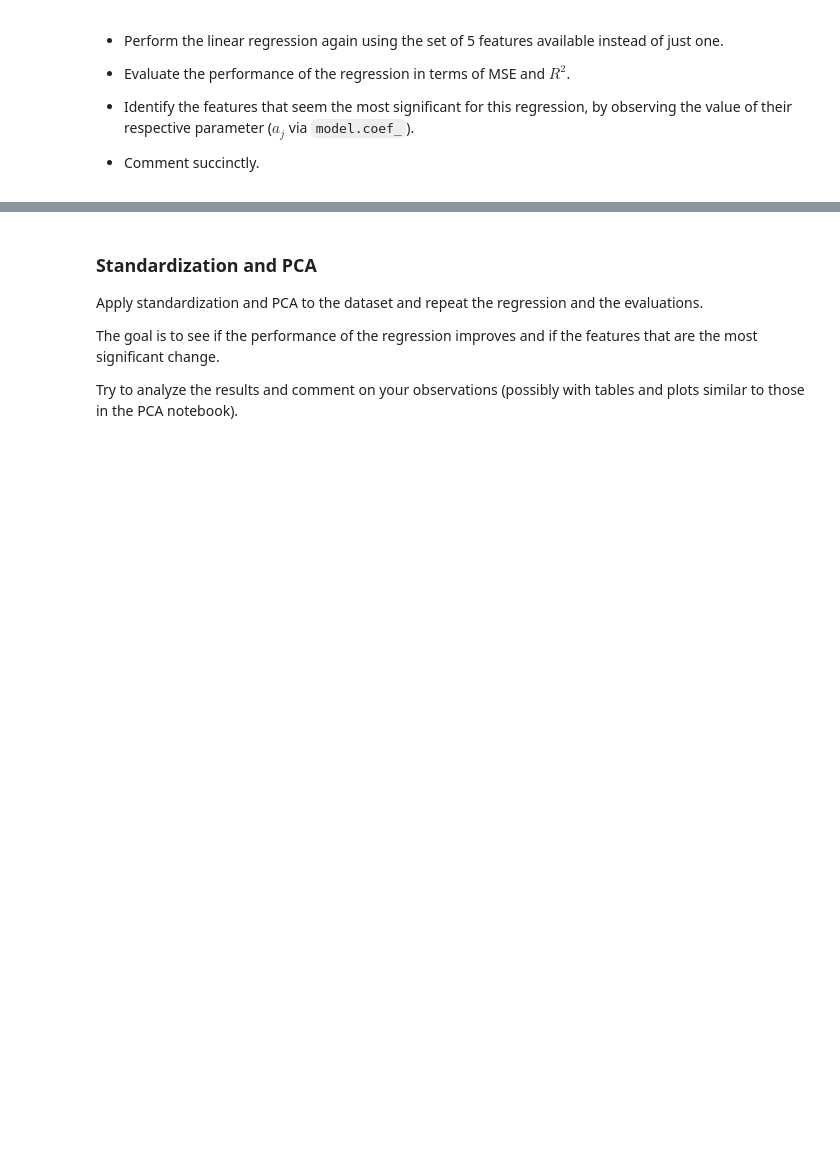
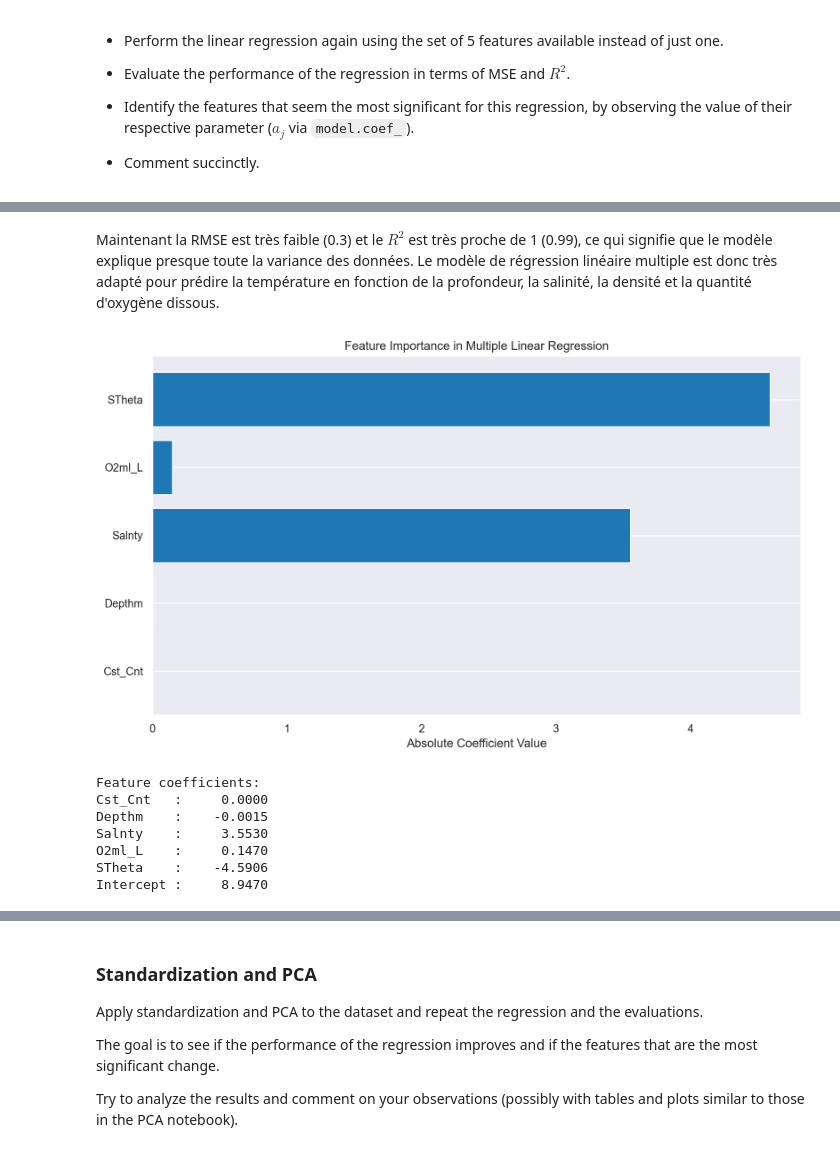
Before and after one commit to Wubpooz/APP5, a Jupyter notebook: Apprentissage_Automatise/TP 3 - Intro Scikit-Learn - Regression.ipynb, the cells around one changed output, grey strips where cells are left out. Saved outputs shown, nothing was run; the diff lists cells and outputs as text; code cells hidden in the pictures; blank space fills up the shorter version.

```diff
--- a/Apprentissage_Automatise/TP 3 - Intro Scikit-Learn - Regression.ipynb
+++ b/Apprentissage_Automatise/TP 3 - Intro Scikit-Learn - Regression.ipynb
@@ -458,0 +484,26 @@ La courbe de prédiction suit de près les données aux profondeurs pour lesquel
+# %% [markdown]
+Maintenant la RMSE est très faible (0.3) et le $R^2$ est très proche de 1 (0.99), ce qui signifie que le modèle explique presque toute la variance des données. Le modèle de régression linéaire multiple est donc très adapté pour prédire la température en fonction de la profondeur, la salinité, la densité et la quantité d'oxygène dissous.
+# %%
+plt.figure(figsize=(10, 6))
+coef_abs = np.abs(model_multi.coef_)
+plt.barh(x_train.columns, coef_abs)
+plt.xlabel('Absolute Coefficient Value')
+plt.title('Feature Importance in Multiple Linear Regression')
+plt.grid(axis='x')
+plt.tight_layout()
+plt.show()
+
+
+print("\nFeature coefficients:")
+for feature, coef in zip(x_train.columns, model_multi.coef_):
+  print(f"{feature:10s}: {coef:10.4f}")
+print(f"{'Intercept':10s}: {model_multi.intercept_:10.4f}")
+# %% [output]
+[figure, added]
+Feature coefficients:
+Cst_Cnt   :     0.0000
+Depthm    :    -0.0015
+Salnty    :     3.5530
+O2ml_L    :     0.1470
+STheta    :    -4.5906
+Intercept :     8.9470
```
Also changed, not shown: parts of 18 cells of this notebook.
